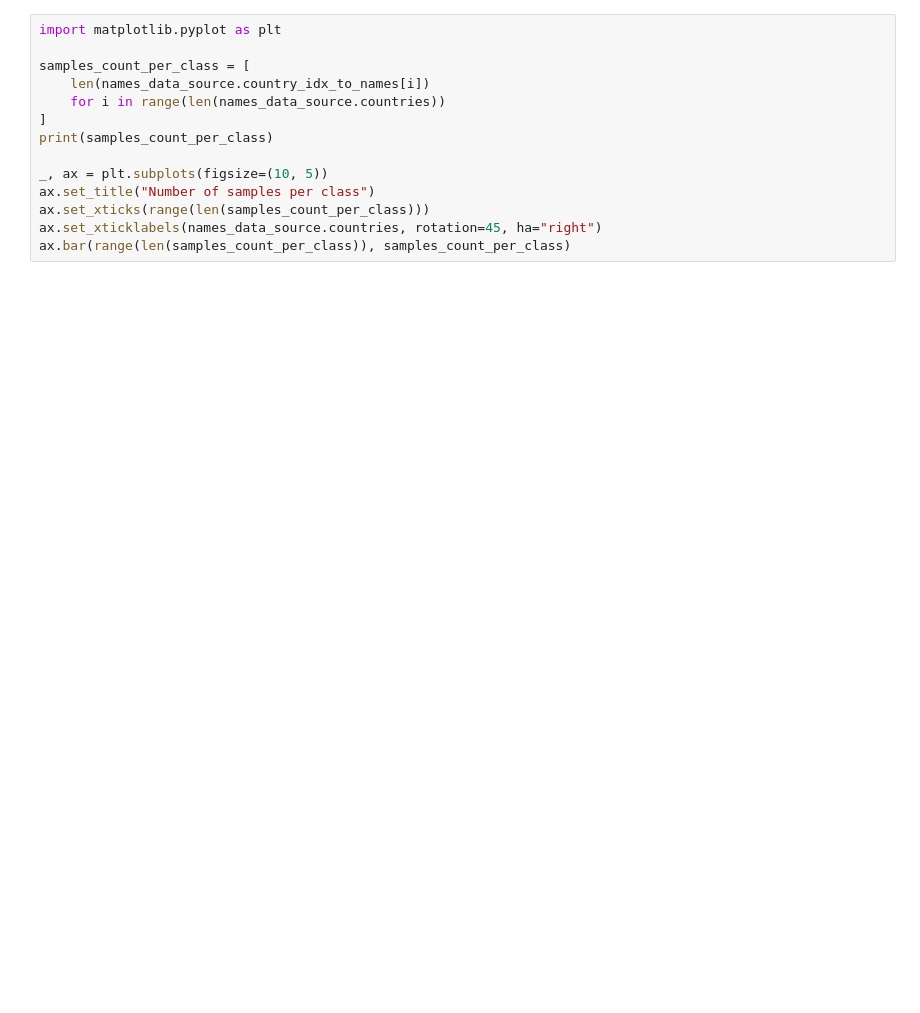
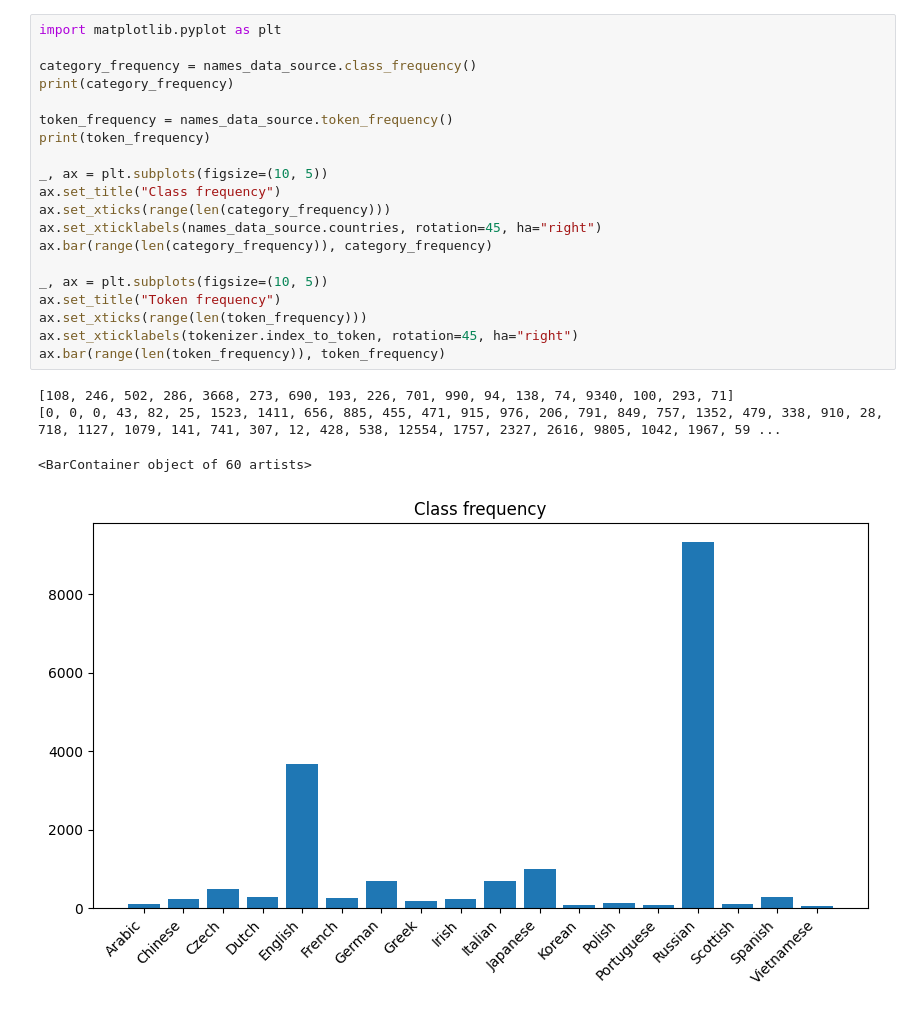
Before and after one commit to thanhhaimai/ml-for-fun, a Jupyter notebook: notebooks/names_generator.ipynb, the cells around one changed output. Drawn from its saved outputs; the diff is of its cells as text; blank space fills up the shorter version.

```diff
--- a/notebooks/names_generator.ipynb
+++ b/notebooks/names_generator.ipynb
@@ -26,14 +46,25 @@ print(sample)
 # %%
 import matplotlib.pyplot as plt
 
-samples_count_per_class = [
-    len(names_data_source.country_idx_to_names[i])
-    for i in range(len(names_data_source.countries))
-]
-print(samples_count_per_class)
+category_frequency = names_data_source.class_frequency()
+print(category_frequency)
+
+token_frequency = names_data_source.token_frequency()
+print(token_frequency)
 
 _, ax = plt.subplots(figsize=(10, 5))
-ax.set_title("Number of samples per class")
-ax.set_xticks(range(len(samples_count_per_class)))
+ax.set_title("Class frequency")
+ax.set_xticks(range(len(category_frequency)))
 ax.set_xticklabels(names_data_source.countries, rotation=45, ha="right")
-ax.bar(range(len(samples_count_per_class)), samples_count_per_class)
+ax.bar(range(len(category_frequency)), category_frequency)
+
+_, ax = plt.subplots(figsize=(10, 5))
+ax.set_title("Token frequency")
+ax.set_xticks(range(len(token_frequency)))
+ax.set_xticklabels(tokenizer.index_to_token, rotation=45, ha="right")
+ax.bar(range(len(token_frequency)), token_frequency)
+# %% [output]
+[108, 246, 502, 286, 3668, 273, 690, 193, 226, 701, 990, 94, 138, 74, 9340, 100, 293, 71]
+[0, 0, 0, 43, 82, 25, 1523, 1411, 656, 885, 455, 471, 915, 976, 206, 791, 849, 757, 1352, 479, 338, 910, 28, 718, 1127, 1079, 141, 741, 307, 12, 428, 538, 12554, 1757, 2327, 2616, 9805, 1042, 1967, 59 ...
+<BarContainer object of 60 artists>
+[figure, added]
```
Also changed, not shown: parts of 11 cells of this notebook, 4 other files.
